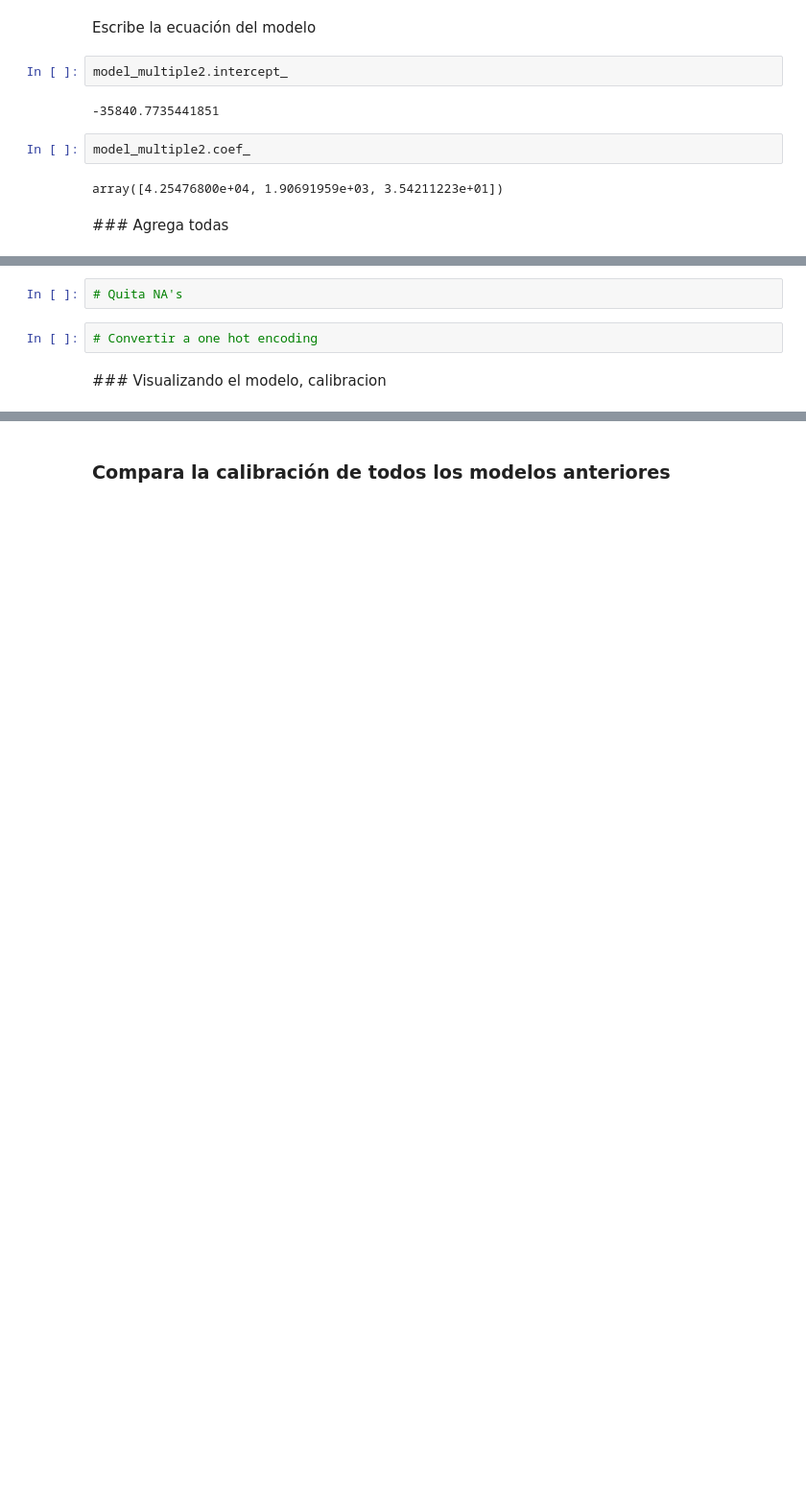
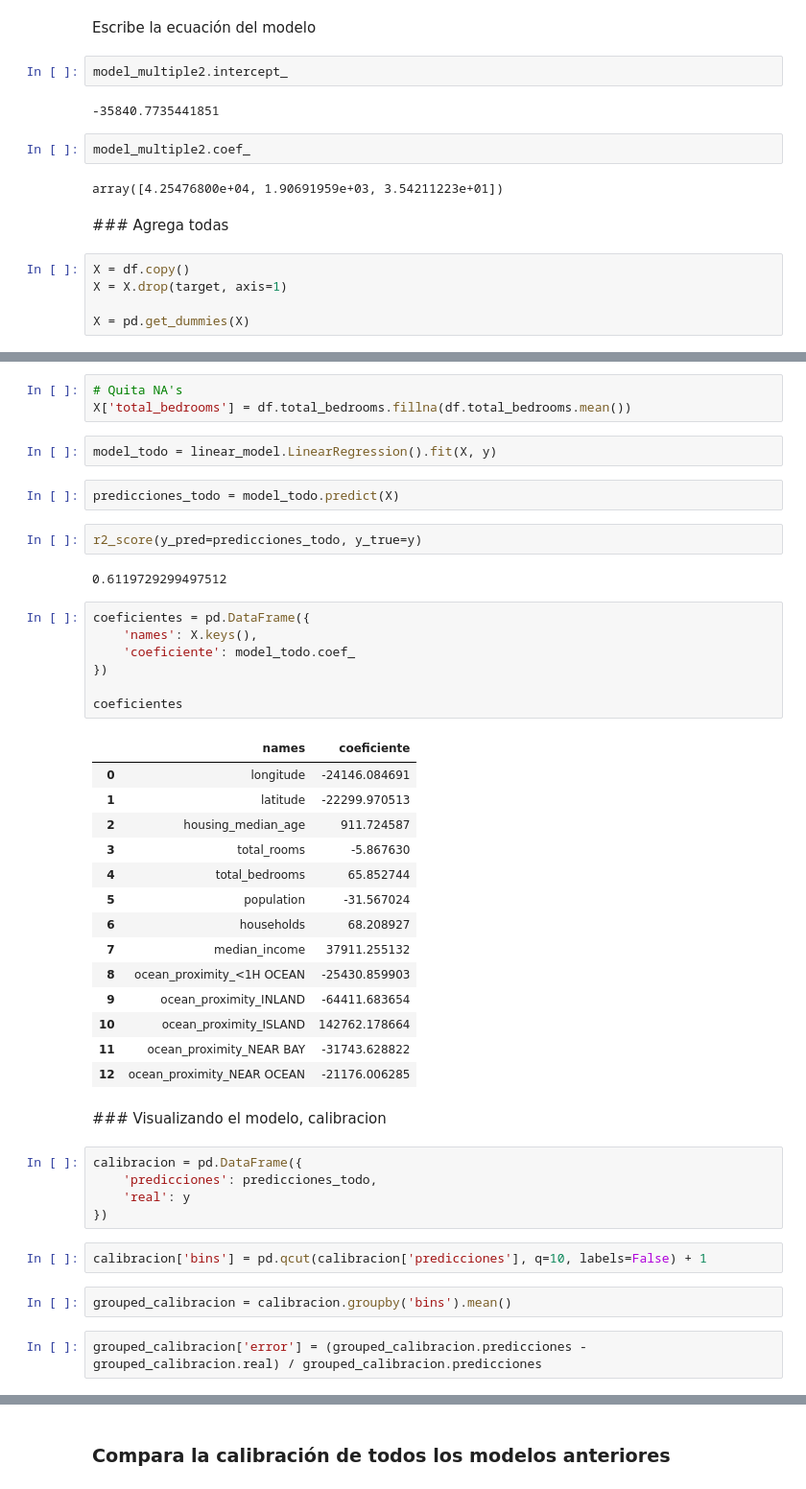
Before and after one commit to LuisMB09/lab_aprendizaje_estadistico, a Jupyter notebook: Clase3_regresion_lineal_multiple_sin_resolver.ipynb, the cells around one changed output, grey strips where cells are left out. Shown: that part at 96% size. Cells and saved outputs as stored; diff of their text form; blank space fills up the shorter version.

Commit message:
grafica modelo

```diff
--- a/Clase3_regresion_lineal_multiple_sin_resolver.ipynb
+++ b/Clase3_regresion_lineal_multiple_sin_resolver.ipynb
@@ -88,5 +88,10 @@ model_multiple2.coef_
 array([4.25476800e+04, 1.90691959e+03, 3.54211223e+01])
 # %% [markdown]
 ### Agrega todas
+# %%
+X = df.copy()
+X = X.drop(target, axis=1)
+
+X = pd.get_dummies(X)
 # %%
 ### Verific los NA's
@@ -93,6 +111,46 @@ array([4.25476800e+04, 1.90691959e+03, 3.54211223e+01])
 # %%
 # Quita NA's
+X['total_bedrooms'] = df.total_bedrooms.fillna(df.total_bedrooms.mean())
-# %%
-# Convertir a one hot encoding
+# %%
+model_todo = linear_model.LinearRegression().fit(X, y)
+# %%
+predicciones_todo = model_todo.predict(X)
+# %%
+r2_score(y_pred=predicciones_todo, y_true=y)
+# %% [output]
+0.6119729299497512
+# %%
+coeficientes = pd.DataFrame({
+    'names': X.keys(),
+    'coeficiente': model_todo.coef_
+})
+
+coeficientes
+# %% [output]
+|  | names | coeficiente |
+| 0 | longitude | -24146.084691 |
+| 1 | latitude | -22299.970513 |
+| 2 | housing_median_age | 911.724587 |
+| 3 | total_rooms | -5.867630 |
+| 4 | total_bedrooms | 65.852744 |
+| 5 | population | -31.567024 |
+| 6 | households | 68.208927 |
+| 7 | median_income | 37911.255132 |
+| 8 | ocean_proximity_<1H OCEAN | -25430.859903 |
+| 9 | ocean_proximity_INLAND | -64411.683654 |
+| 10 | ocean_proximity_ISLAND | 142762.178664 |
+| 11 | ocean_proximity_NEAR BAY | -31743.628822 |
+| 12 | ocean_proximity_NEAR OCEAN | -21176.006285 |
 # %% [markdown]
 ### Visualizando el modelo, calibracion
+# %%
+calibracion = pd.DataFrame({
+    'predicciones': predicciones_todo,
+    'real': y
+})
+# %%
+calibracion['bins'] = pd.qcut(calibracion['predicciones'], q=10, labels=False) + 1
+# %%
+grouped_calibracion = calibracion.groupby('bins').mean()
+# %%
+grouped_calibracion['error'] = (grouped_calibracion.predicciones - grouped_calibracion.real) / grouped_calibracion.predicciones
```
Also changed, not shown: parts of 3 cells of this notebook.
